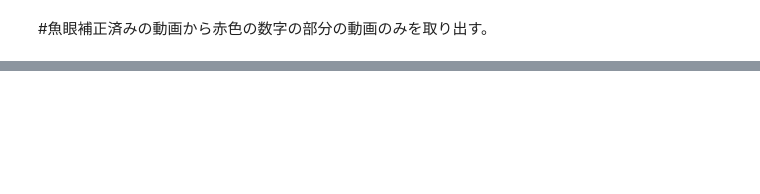
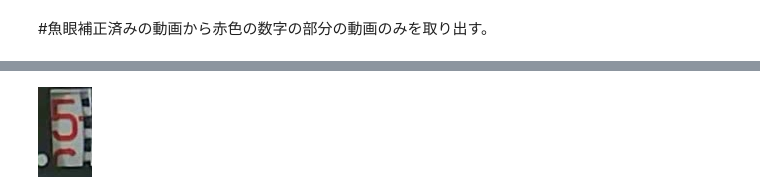
Before and after one commit to 1900690/Water-meter-reading, a Jupyter notebook: water_meter_reading.ipynb, the cells around one changed output, grey strips where cells are left out. Cells and saved outputs as stored; diff of their text form; code cells hidden in the pictures; blank space fills up the shorter version.

Commit message:
Colab を使用して作成されました

```diff
--- a/water_meter_reading.ipynb
+++ b/water_meter_reading.ipynb
@@ -190,0 +193,96 @@ shutil.make_archive(base_name='sliced_images', format='zip', root_dir='/content'
+# %%
+# 1. 必要なライブラリのインストール
+!pip install easyocr
+
+import cv2
+import numpy as np
+import pandas as pd
+import os
+import zipfile
+import random
+import easyocr
+from google.colab import files
+from IPython.display import display, Image
+from datetime import datetime
+
+# 2. OCRモデルの読み込み (数字のみを対象に設定)
+reader = easyocr.Reader(['en'])
+
+def recognize_digit(image_path):
+    """画像から赤色の数字を抽出して読み取る関数"""
+    img = cv2.imread(image_path)
+    if img is None:
+        return ""
+
+    # BGRからHSVに変換して赤色を抽出
+    hsv = cv2.cvtColor(img, cv2.COLOR_BGR2HSV)
+
+    # 赤色の範囲設定 (デジタルメーターの赤に対応)
+    lower_red1 = np.array([0, 70, 50])
+    upper_red1 = np.array([10, 255, 255])
+    lower_red2 = np.array([170, 70, 50])
+    upper_red2 = np.array([180, 255, 255])
+
+    mask1 = cv2.inRange(hsv, lower_red1, upper_red1)
+    mask2 = cv2.inRange(hsv, lower_red2, upper_red2)
+    mask = cv2.addWeighted(mask1, 1.0, mask2, 1.0, 0)
+
+    # OCR実行 (数字のみ、コントラスト調整)
+    results = reader.readtext(mask, allowlist='0123456789')
+
+    if len(results) > 0:
+        # 最も確信度が高い、あるいは面積が大きそうなものを結合
+        return "".join([res[1] for res in results])
+    return "NaN"
+
+# 3. ZIPファイルのアップロード
+print("ZIPファイルをアップロードしてください...")
+uploaded = files.upload()
+zip_name = list(uploaded.keys())[0]
+
+# 解凍先ディレクトリの作成
+input_dir = 'meter_images'
+os.makedirs(input_dir, exist_ok=True)
+
+with zipfile.ZipFile(zip_name, 'r') as zip_ref:
+    zip_ref.extractall(input_dir)
+
+# 4. 全画像の分析
+image_files = [f for f in os.listdir(input_dir) if f.lower().endswith(('.jpg', '.jpeg', '.png'))]
+data_list = []
+
+print(f"分析開始: {len(image_files)} 枚の画像を処理中...")
+
+for filename in image_files:
+    path = os.path.join(input_dir, filename)
+    value = recognize_digit(path)
+
+    # ユーザー提供のCSV形式に合わせる
+    now = datetime.now().strftime('%Y-%m-%d %H:%M:%S.%f')
+    data_list.append({
+        "Name": filename,
+        "Status": "registered",
+        "Attribute Name": "number",
+        "Attribute Value": value,
+        "Created At": now,
+        "Updated At": now
+    })
+
+# 5. CSVの保存
+df = pd.DataFrame(data_list)
+output_csv = "analysis_results.csv"
+df.to_csv(output_csv, index=False, encoding='utf-8-sig')
+print(f"分析完了！ CSVファイル '{output_csv}' を作成しました。")
+
+# 6. ランダムに1枚抽出して表示
+print("\n--- 分析結果の例 ---")
+sample_file = random.choice(image_files)
+sample_value = df[df['Name'] == sample_file]['Attribute Value'].values[0]
+
+print(f"ファイル名: {sample_file}")
+print(f"読み取り値: {sample_value}")
+display(Image(filename=os.path.join(input_dir, sample_file)))
+
+# 7. CSVのダウンロード
+#files.download(output_csv)
+# %% [output]
@@ -190,0 +319 @@ shutil.make_archive(base_name='sliced_images', format='zip', root_dir='/content'
+[figure, added]
```
Also changed, not shown: parts of 2 cells of this notebook.
